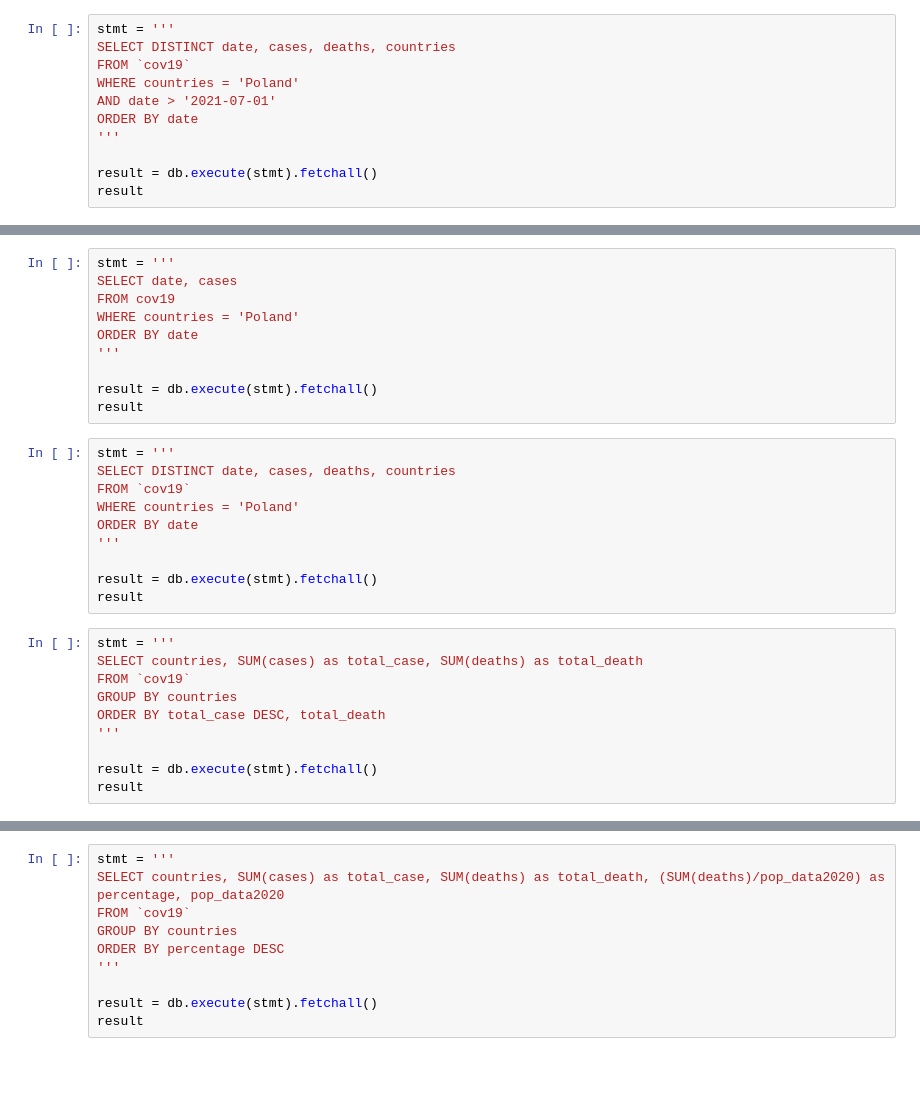
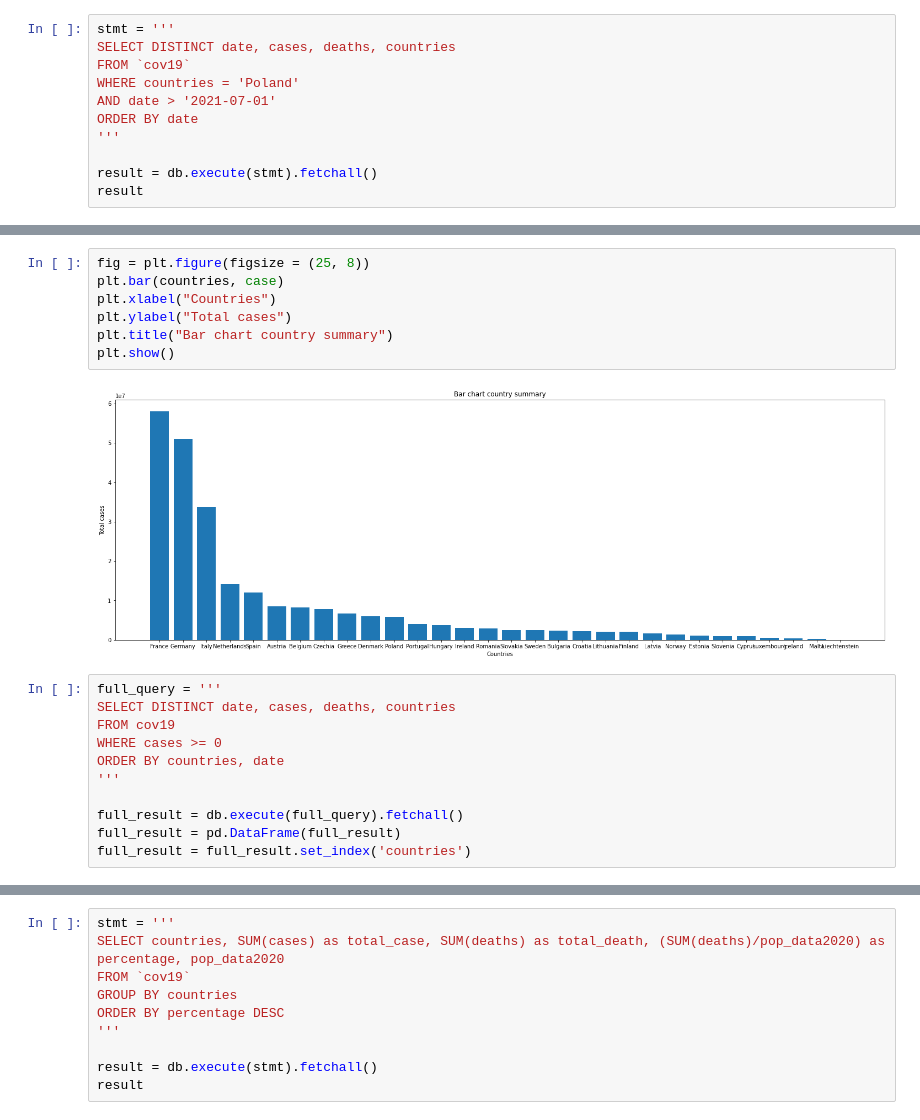
Before and after one commit to DashToh/Advanced_Database_Project, a Jupyter notebook: Code.ipynb, the cells around one changed output, grey strips where cells are left out. Cells and saved outputs as stored; diff of their text form; blank space fills up the shorter version.

```diff
--- a/Code.ipynb
+++ b/Code.ipynb
@@ -84,30 +95,20 @@ result
+# %%
+fig = plt.figure(figsize = (25, 8))
+plt.bar(countries, case)
+plt.xlabel("Countries")
+plt.ylabel("Total cases")
+plt.title("Bar chart country summary")
+plt.show()
+# %% [output]
+[figure, added]
 # %%
-stmt = '''
-SELECT date, cases
+full_query = '''
+SELECT DISTINCT date, cases, deaths, countries
 FROM cov19
-WHERE countries = 'Poland'
-ORDER BY date
+WHERE cases >= 0
+ORDER BY countries, date
 '''
 
-result = db.execute(stmt).fetchall()
-result
+full_result = db.execute(full_query).fetchall()
+full_result = pd.DataFrame(full_result)
+full_result = full_result.set_index('countries')
-# %%
-stmt = '''
-SELECT DISTINCT date, cases, deaths, countries
-FROM `cov19`
-WHERE countries = 'Poland'
-ORDER BY date
-'''
-
-result = db.execute(stmt).fetchall()
-result
-# %%
-stmt = '''
-SELECT countries, SUM(cases) as total_case, SUM(deaths) as total_death
-FROM `cov19`
-GROUP BY countries
-ORDER BY total_case DESC, total_death
-'''
-
-result = db.execute(stmt).fetchall()
-result
```
Also changed, not shown: parts of 6 cells of this notebook.
